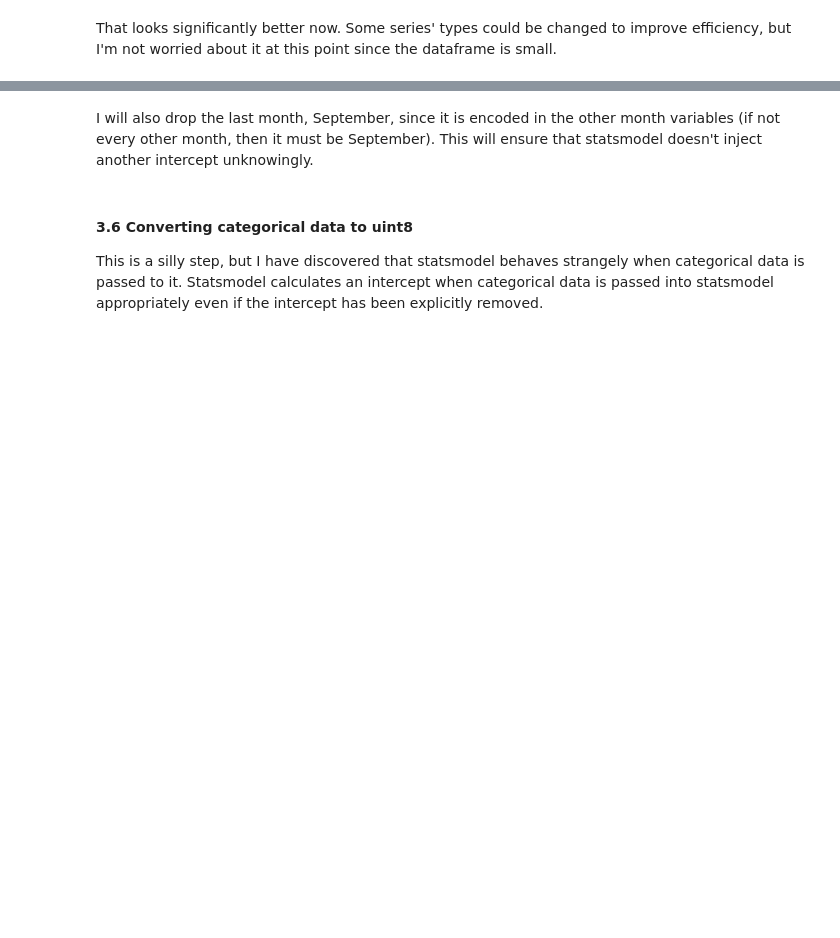
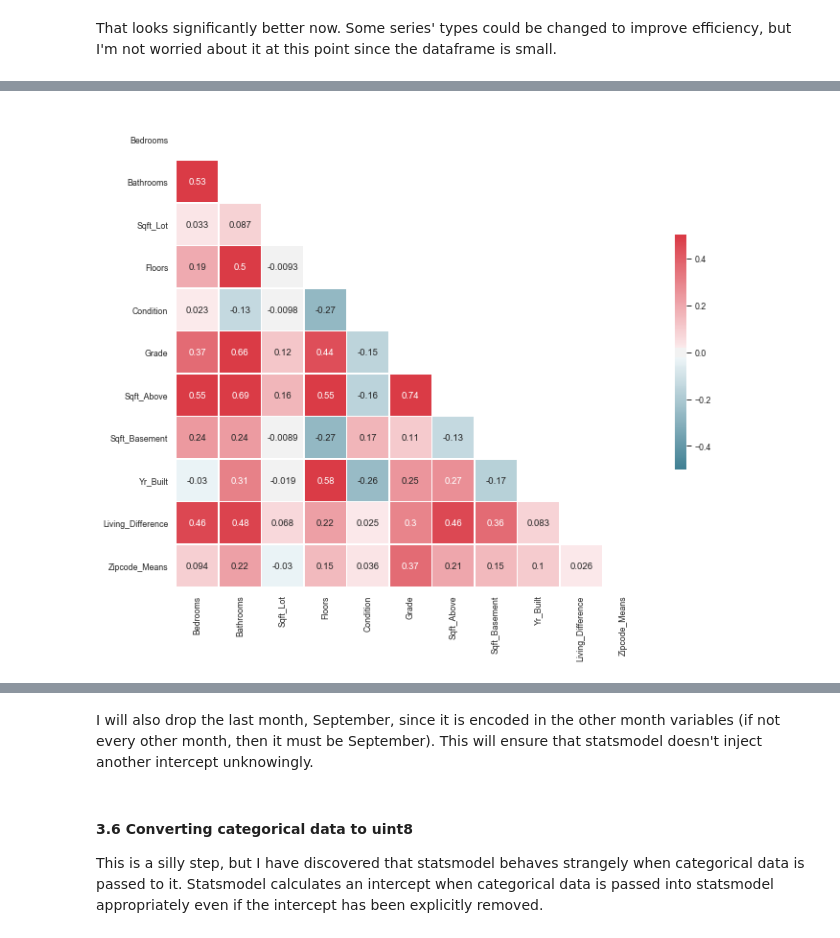
Before and after one commit to pjofrelora/dsc-1-final-project-online-ds-sp-000, a Jupyter notebook: student.ipynb, the cells around one changed output, grey strips where cells are left out. Drawn from its saved outputs; the diff is of its cells as text; code cells hidden in the pictures; blank space fills up the shorter version.

```diff
--- a/student.ipynb
+++ b/student.ipynb
@@ -340,2 +331,0 @@ Condition, Yr_Built, and Sqft_Lot are not well correlated, so they will be dropp
-# %%
-kc.drop(labels = ['Condition','Yr_Built', 'Sqft_Lot','Floors'], axis = 1, inplace = True)
@@ -367,0 +423,5 @@ The correlation between Zipcode Means and Price is high, so I'll keep the target
+# %%
+kc.drop(labels = ['Sqft_Living15', 'Sqft_Lot15', 'Lot_Difference'], axis = 1, inplace = True)
+temp = kc[['Price','Living_Difference','Sqft_Above']]
+temp['log(Price)'] = temp.Price.apply(np.log10)
+temp.corr()
@@ -372,4 +492,4 @@ In setting the dummies I found out that the dataset has duplicate entries for si
 # %%
-kc = kc.reset_index().drop_duplicates(subset = 'id')
+kc = kc.reset_index().drop_duplicates(subset = 'id', keep = False)
 kc['id'] = kc.id.astype('int')
 kc = kc.set_index('id')
@@ -375,0 +708,36 @@ kc = kc.set_index('id')
+# %%
+def transform_data(df):
+    df_transformed = df.copy()
+    transform = {'Price':np.log10,
+                 'Bedrooms':np.log10,
+                 'Grade':np.square,
+                 'Sqft_Above':np.log10,
+                 'Sqft_Basement':np.sqrt,
+                 'Zipcode_Means':np.log10}
+
+    # For simple transformations
+    for column in list(df.columns):
+        if column in transform.keys():
+            df_transformed[column] = df_transformed[column].apply(transform[column])
+
+    # Transform Living Difference
+    df_transformed['Living_Difference'] = df_transformed.Living_Difference + np.abs(df_transformed.Living_Difference.min())
+    df_transformed['Living_Difference'] = df_transformed.Living_Difference.apply(np.sqrt)
+
+    # Transform Yr_Built
+    df_transformed.Yr_Built = (df_transformed.Yr_Built-1961.5).apply(np.lib.scimath.sqrt).apply(np.abs)
+
+    return df_transformed
+# %%
+sns.set_style('white')
+corr = transform_data(kc.drop(labels = 'Price', axis = 1)).corr()
+mask = np.zeros_like(corr, dtype=np.bool)
+mask[np.triu_indices_from(mask)] = True
+f, ax = plt.subplots(figsize=(11, 9))
+cmap = sns.diverging_palette(220, 10, as_cmap=True)
+sns.heatmap(corr, mask=mask, cmap=cmap, vmax=.5, vmin = -0.5, center=0,
+            square=True, linewidths=.5, cbar_kws={"shrink": .5}, annot = True)
+plt.show()
+sns.set_style()
+# %% [output]
+[figure, added]
```
Also changed, not shown: parts of 142 cells of this notebook.
